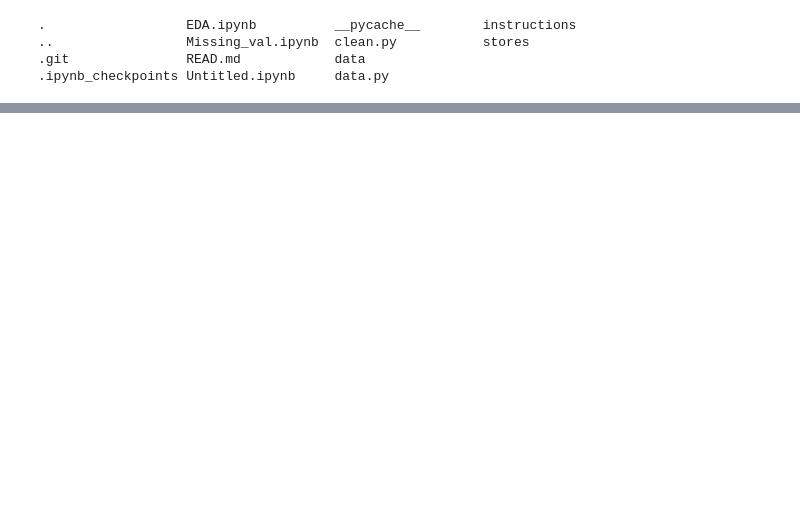
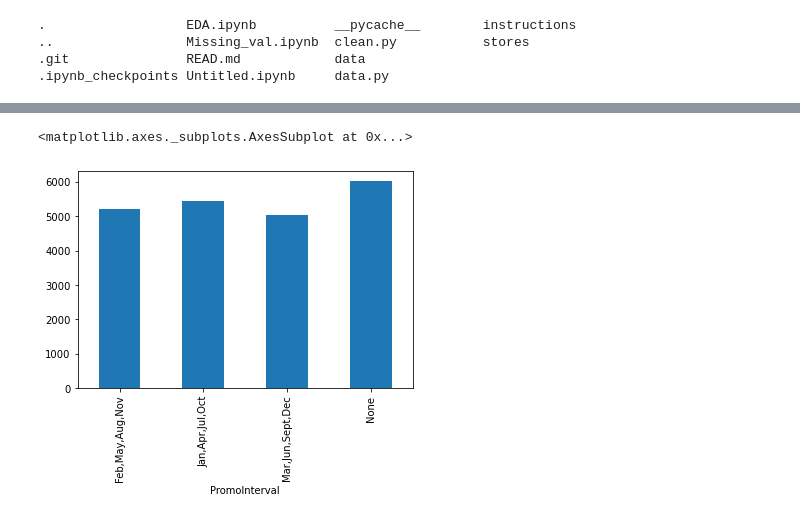
Before and after one commit to elenche95/stores, a Jupyter notebook: Untitled.ipynb, the cells around one changed output, grey strips where cells are left out. Cells and saved outputs as stored; diff of their text form; code cells hidden in the pictures; blank space fills up the shorter version.

```diff
--- a/Untitled.ipynb
+++ b/Untitled.ipynb
@@ -61,0 +57,2 @@ Name: StateHoliday_new, dtype: int64
+# %%
+df = pd.read_csv('transformed.csv')
@@ -61,0 +69,5 @@ Name: StateHoliday_new, dtype: int64
+# %%
+df.groupby('PromoInterval').Sales.mean().plot(kind='bar')
+# %% [output]
+<matplotlib.axes._subplots.AxesSubplot at 0x...>
+[figure, added]
```
Also changed, not shown: parts of 12 cells of this notebook, 2 other files.
